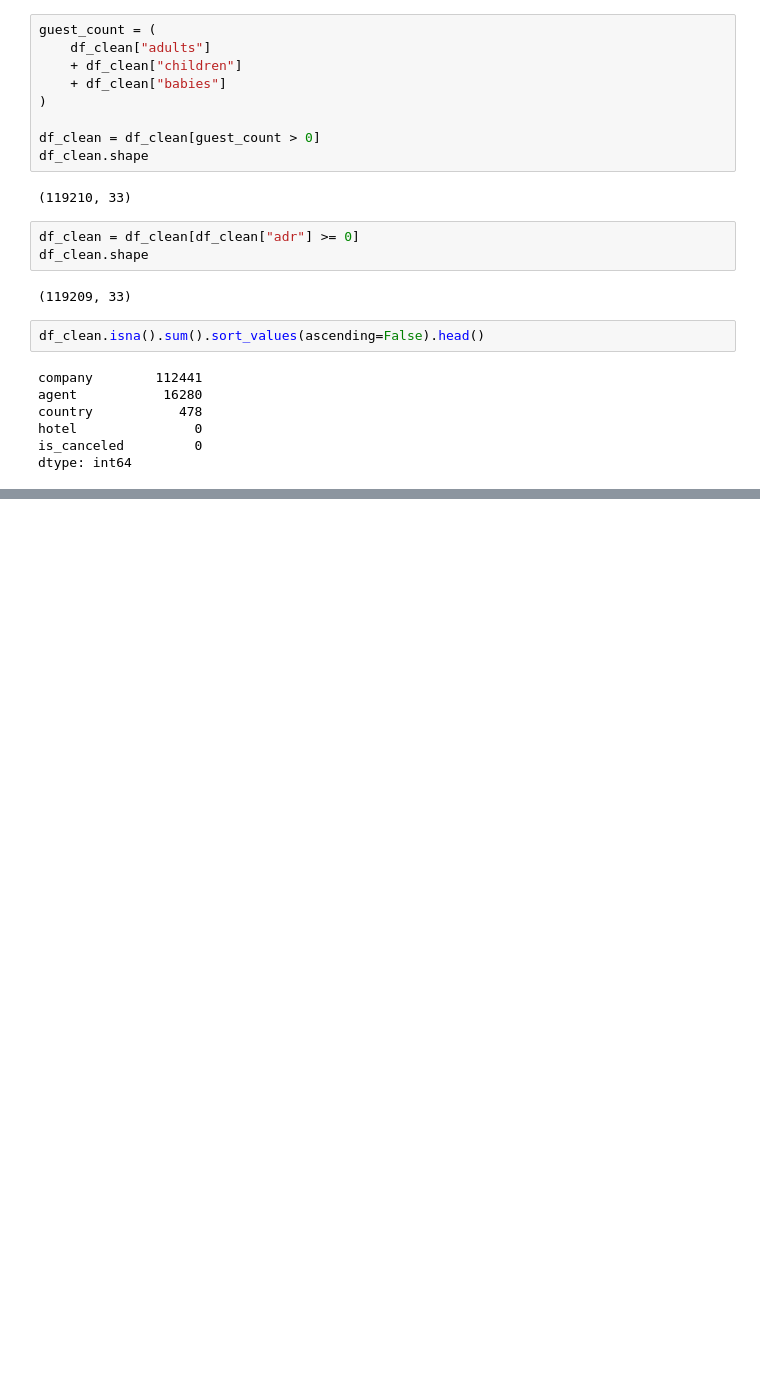
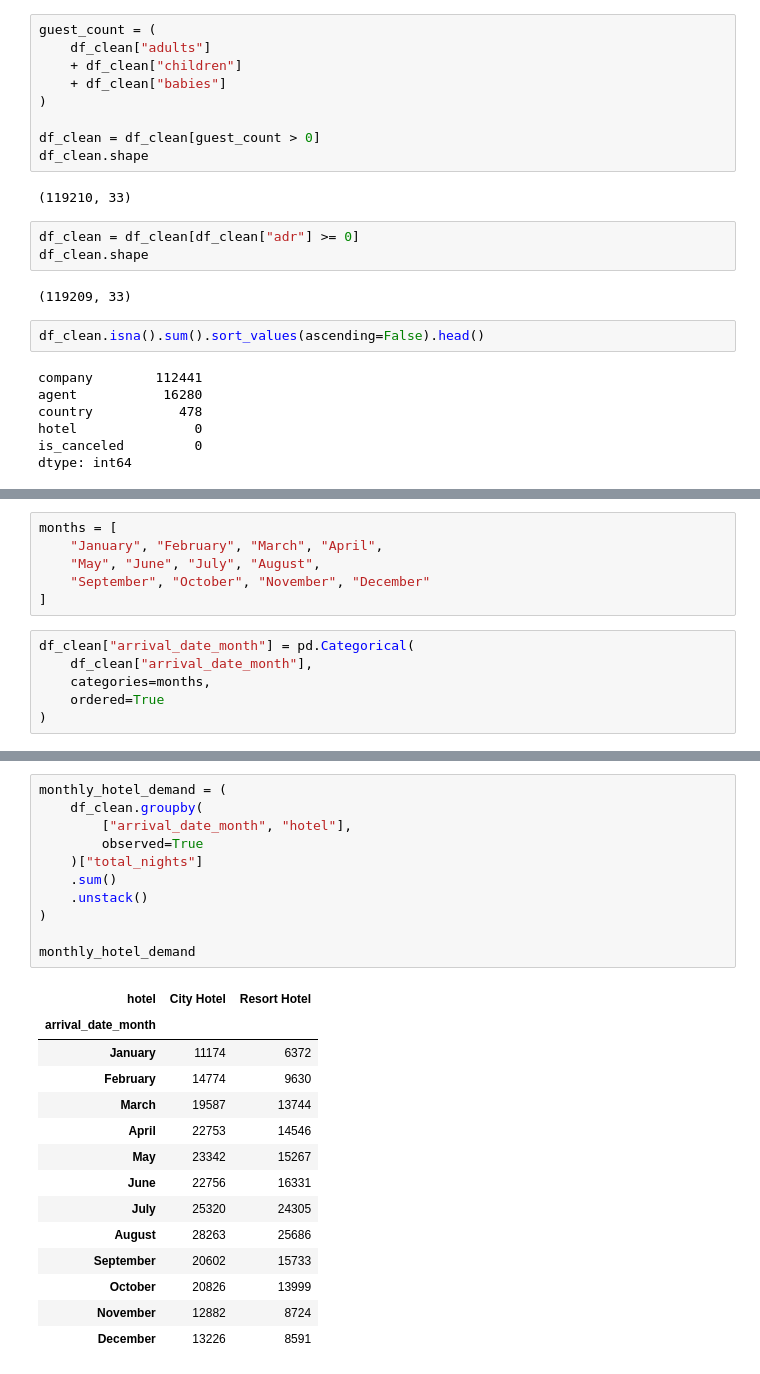
Before and after one commit to Kaevin-boi/Revenue-management-hotel, a Jupyter notebook: Notebooks/01_eda_revenue_management.ipynb, the cells around one changed output, grey strips where cells are left out. Cells and saved outputs as stored; diff of their text form; blank space fills up the shorter version.

Commit message:
Analyze seasonal demand by hotel

```diff
--- a/Notebooks/01_eda_revenue_management.ipynb
+++ b/Notebooks/01_eda_revenue_management.ipynb
@@ -417,0 +467,12 @@ dtype: int64
+# %%
+months = [
+    "January", "February", "March", "April",
+    "May", "June", "July", "August",
+    "September", "October", "November", "December"
+]
+# %%
+df_clean["arrival_date_month"] = pd.Categorical(
+    df_clean["arrival_date_month"],
+    categories=months,
+    ordered=True
+)
@@ -417,0 +524,26 @@ dtype: int64
+# %%
+monthly_hotel_demand = (
+    df_clean.groupby(
+        ["arrival_date_month", "hotel"],
+        observed=True
+    )["total_nights"]
+    .sum()
+    .unstack()
+)
+
+monthly_hotel_demand
+# %% [output]
+| hotel | City Hotel | Resort Hotel |
+| arrival_date_month |  |  |
+| January | 11174 | 6372 |
+| February | 14774 | 9630 |
+| March | 19587 | 13744 |
+| April | 22753 | 14546 |
+| May | 23342 | 15267 |
+| June | 22756 | 16331 |
+| July | 25320 | 24305 |
+| August | 28263 | 25686 |
+| September | 20602 | 15733 |
+| October | 20826 | 13999 |
+| November | 12882 | 8724 |
+| December | 13226 | 8591 |
```
Also changed, not shown: parts of 8 cells of this notebook.
